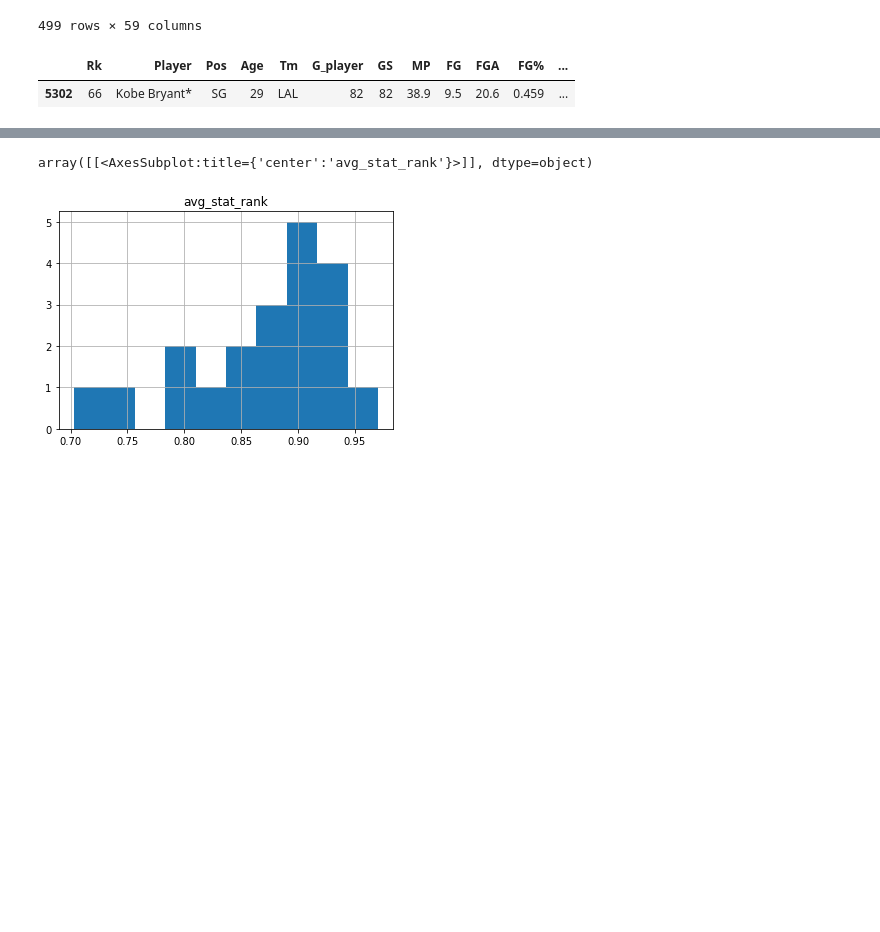
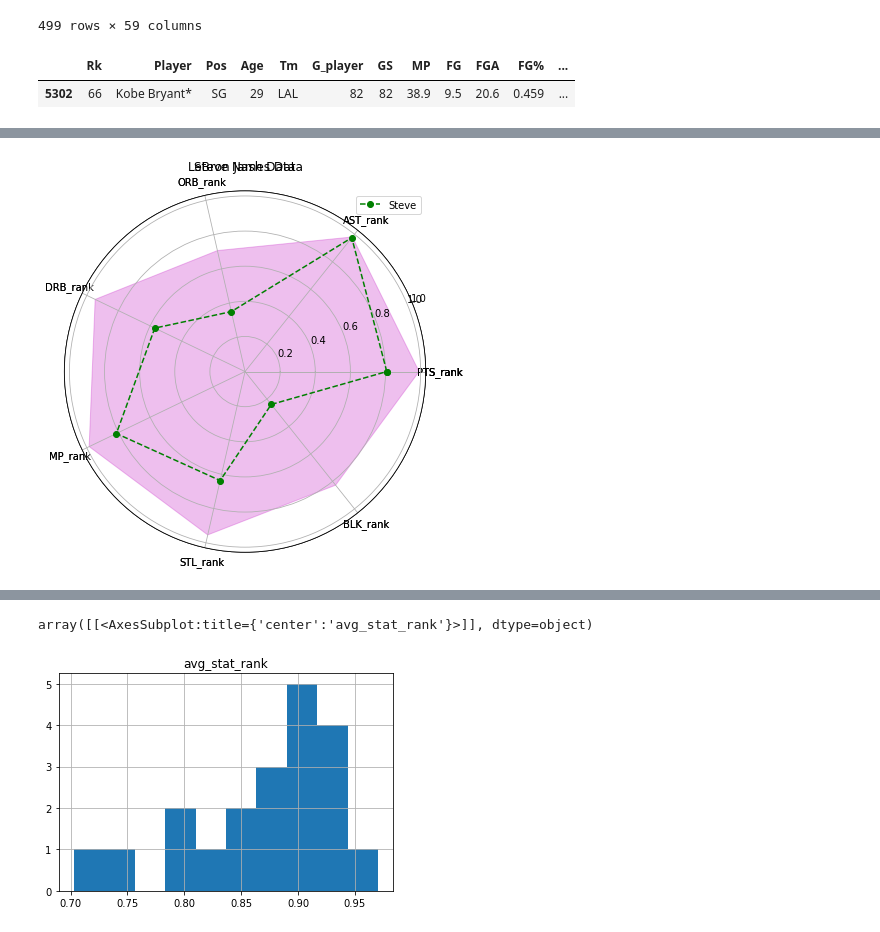
Before and after one commit to mgfos207/NBA_Stats, a Jupyter notebook: nba-players-analysis.ipynb, the cells around one changed output, grey strips where cells are left out. Cells and saved outputs as stored; diff of their text form; code cells hidden in the pictures; blank space fills up the shorter version.

```diff
--- a/nba-players-analysis.ipynb
+++ b/nba-players-analysis.ipynb
@@ -948,0 +1020,25 @@ df_rank.loc[df_rank['MVP'] == True].head(20)
+# %%
+fig=plt.figure(figsize=(6,6))
+ax=fig.add_subplot(polar=True)
+#basic plot
+ax.plot(angles,lebron_data_values, 'o--', color='m', label='LeBron')
+#fill plot
+ax.fill(angles, lebron_data_values, alpha=0.25, color='m')
+#Add labels
+ax.set_thetagrids(angles * 180/np.pi, nba_metrics)
+ax.set_title("LeBron James Data")
+ax1 = fig.add_subplot(polar=True)
+#basic plot
+ax1.plot(angles,steve_data_values, 'o--', color='g', label='Steve')
+#fill plot
+ax1.fill(angles, lebron_data_values, alpha=0.25, color='m')
+#Add labels
+ax1.set_thetagrids(angles * 180/np.pi, nba_metrics)
+ax1.set_title("Steve Nash Data")
+
+plt.grid(True)
+plt.tight_layout()
+plt.legend()
+plt.show()
+# %% [output]
+[figure, added]
```
Also changed, not shown: parts of 17 cells of this notebook.
